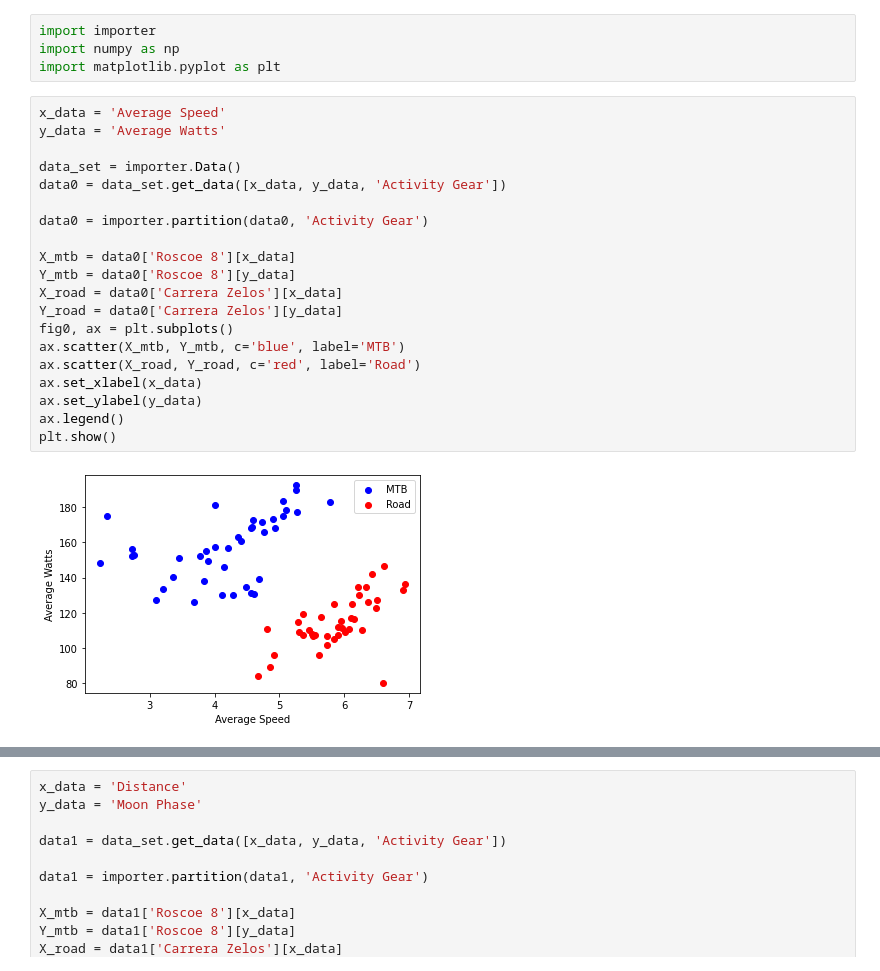
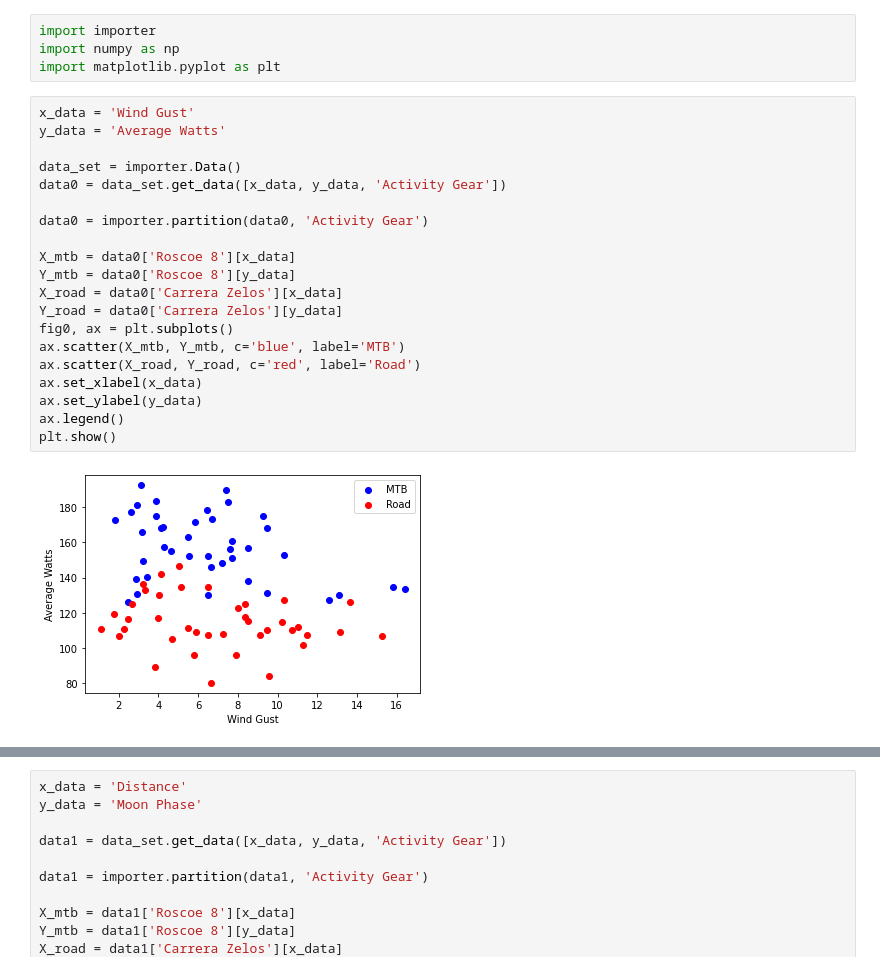
Before and after one commit to alexelwood14/strava-ml, a Jupyter notebook: src/DataViewer.ipynb, the cells around one changed output, grey strips where cells are left out. Saved outputs shown, nothing was run; the diff lists cells and outputs as text.

```diff
--- a/src/DataViewer.ipynb
+++ b/src/DataViewer.ipynb
@@ -3,25 +3,25 @@ import importer
 import numpy as np
 import matplotlib.pyplot as plt
 # %%
-x_data = 'Average Speed'
+x_data = 'Wind Gust'
 y_data = 'Average Watts'
 
 data_set = importer.Data()
 data0 = data_set.get_data([x_data, y_data, 'Activity Gear'])
 
 data0 = importer.partition(data0, 'Activity Gear')
 
 X_mtb = data0['Roscoe 8'][x_data]
 Y_mtb = data0['Roscoe 8'][y_data]
 X_road = data0['Carrera Zelos'][x_data]
 Y_road = data0['Carrera Zelos'][y_data]
 fig0, ax = plt.subplots()
 ax.scatter(X_mtb, Y_mtb, c='blue', label='MTB')
 ax.scatter(X_road, Y_road, c='red', label='Road')
 ax.set_xlabel(x_data)
 ax.set_ylabel(y_data)
 ax.legend()
 plt.show()
 # %% [output]
-[figure, old version]
+[figure, new version]
 # %%
```
Also changed, not shown: parts of 1 cell of this notebook, 2 other files.
